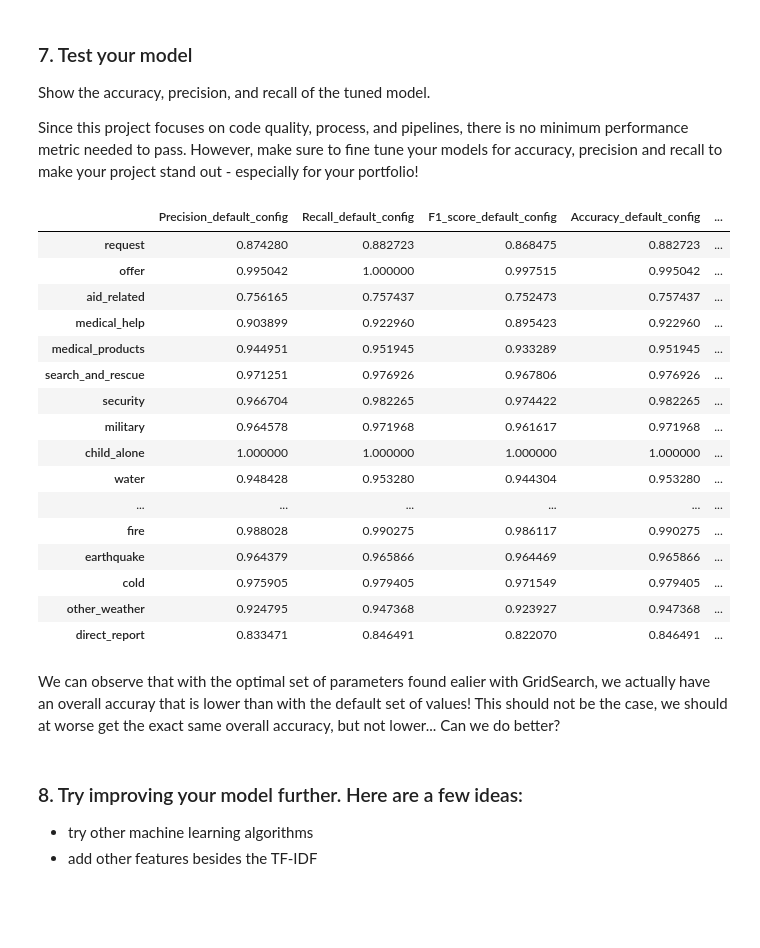
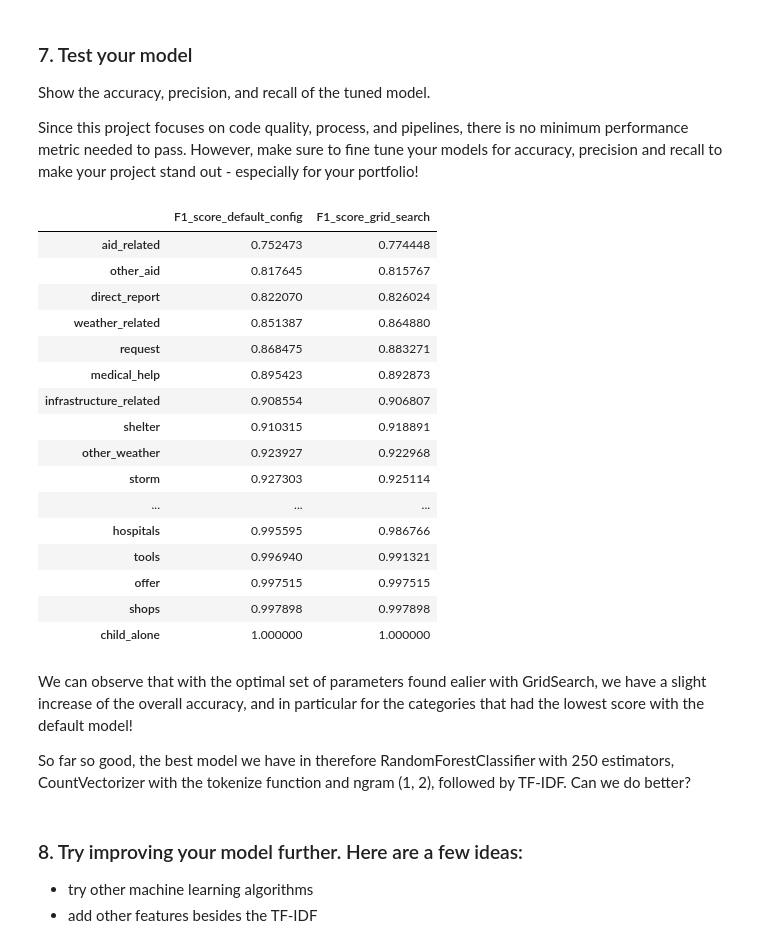
Before and after one commit to acoullandreau/disaster_response_pipeline, a Jupyter notebook: ML Pipeline Preparation.ipynb, the cells around one changed output. Cells and saved outputs as stored; diff of their text form; code cells hidden in the pictures; blank space fills up the shorter version.

```diff
--- a/ML Pipeline Preparation.ipynb
+++ b/ML Pipeline Preparation.ipynb
@@ -156,8 +157,6 @@ def compute_metrics(y_test, y_pred):
     for column in y_test.columns:
         report = classification_report(y_test[column], y_pred[:,i], labels=np.unique(y_pred[:,i]), output_dict=True)
         reports[column]=report['weighted avg']
-        #reports[column]['category'] = column
-        reports[column]['accuracy'] = (y_pred[:,i] == y_test[column]).mean()
         i+=1
 
     return reports
@@ -333,12 +332,11 @@ pipeline.get_params()
 
 parameters = {
     'vect__ngram_range':[(1, 1), (1, 2)],
-    'vect__max_df':[0.5, 0.75, 1],
     'clf__estimator__n_estimators':[10, 100, 250]
 }
 
-cv = GridSearchCV(pipeline, param_grid=parameters, n_jobs=-1, cv=3)
-#we specify cv=3, i.e the cross-validation splitting strategy - 3 folds
+cv = GridSearchCV(pipeline, param_grid=parameters, n_jobs=-1, cv=5)
+#we specify cv=5, i.e the cross-validation splitting strategy - 5 folds
 
 #let's repeat the fit and predict steps but now trying with all combinations of parameters set above
 cv.fit(X_train, y_train)
@@ -373,29 +369,30 @@ Since this project focuses on code quality, process, and  pipelines, there is no
 # %%
 #we simply run the function defined above with the new y_pred
 results_grid_search = compute_metrics(y_test, y_pred_optim)
 df_results = append_results_to_df(df_results, results_grid_search, 'grid_search')
-df_results
+df_results[['F1_score_default_config', 'F1_score_grid_search']].sort_values('F1_score_default_config')
 # %% [output]
-|  | Precision_default_config | Recall_default_config | F1_score_default_config | Accuracy_default_config | ... |
-| request | 0.874280 | 0.882723 | 0.868475 | 0.882723 | ... |
-| offer | 0.995042 | 1.000000 | 0.997515 | 0.995042 | ... |
-| aid_related | 0.756165 | 0.757437 | 0.752473 | 0.757437 | ... |
-| medical_help | 0.903899 | 0.922960 | 0.895423 | 0.922960 | ... |
-| medical_products | 0.944951 | 0.951945 | 0.933289 | 0.951945 | ... |
-| search_and_rescue | 0.971251 | 0.976926 | 0.967806 | 0.976926 | ... |
-| security | 0.966704 | 0.982265 | 0.974422 | 0.982265 | ... |
-| military | 0.964578 | 0.971968 | 0.961617 | 0.971968 | ... |
-| child_alone | 1.000000 | 1.000000 | 1.000000 | 1.000000 | ... |
-| water | 0.948428 | 0.953280 | 0.944304 | 0.953280 | ... |
-| ... | ... | ... | ... | ... | ... |
-| fire | 0.988028 | 0.990275 | 0.986117 | 0.990275 | ... |
-| earthquake | 0.964379 | 0.965866 | 0.964469 | 0.965866 | ... |
-| cold | 0.975905 | 0.979405 | 0.971549 | 0.979405 | ... |
-| other_weather | 0.924795 | 0.947368 | 0.923927 | 0.947368 | ... |
-| direct_report | 0.833471 | 0.846491 | 0.822070 | 0.846491 | ... |
+|  | F1_score_default_config | F1_score_grid_search |
+| aid_related | 0.752473 | 0.774448 |
+| other_aid | 0.817645 | 0.815767 |
+| direct_report | 0.822070 | 0.826024 |
+| weather_related | 0.851387 | 0.864880 |
+| request | 0.868475 | 0.883271 |
+| medical_help | 0.895423 | 0.892873 |
+| infrastructure_related | 0.908554 | 0.906807 |
+| shelter | 0.910315 | 0.918891 |
+| other_weather | 0.923927 | 0.922968 |
+| storm | 0.927303 | 0.925114 |
+| ... | ... | ... |
+| hospitals | 0.995595 | 0.986766 |
+| tools | 0.996940 | 0.991321 |
+| offer | 0.997515 | 0.997515 |
+| shops | 0.997898 | 0.997898 |
+| child_alone | 1.000000 | 1.000000 |
 # %% [markdown]
-We can observe that with the optimal set of parameters found ealier with GridSearch, we actually have an overall accuray that is lower than with the default set of values!
-This should not be the case, we should at worse get the exact same overall accuracy, but not lower...
+We can observe that with the optimal set of parameters found ealier with GridSearch, we have a slight increase of the overall accuracy, and in particular for the categories that had the lowest score with the default model!
+
+So far so good, the best model we have in therefore RandomForestClassifier with 250 estimators, CountVectorizer with the tokenize function and ngram (1, 2), followed by TF-IDF.
 Can we do better?
 # %% [markdown]
 ### 8. Try improving your model further. Here are a few ideas:
```
Also changed, not shown: parts of 27 cells of this notebook.
